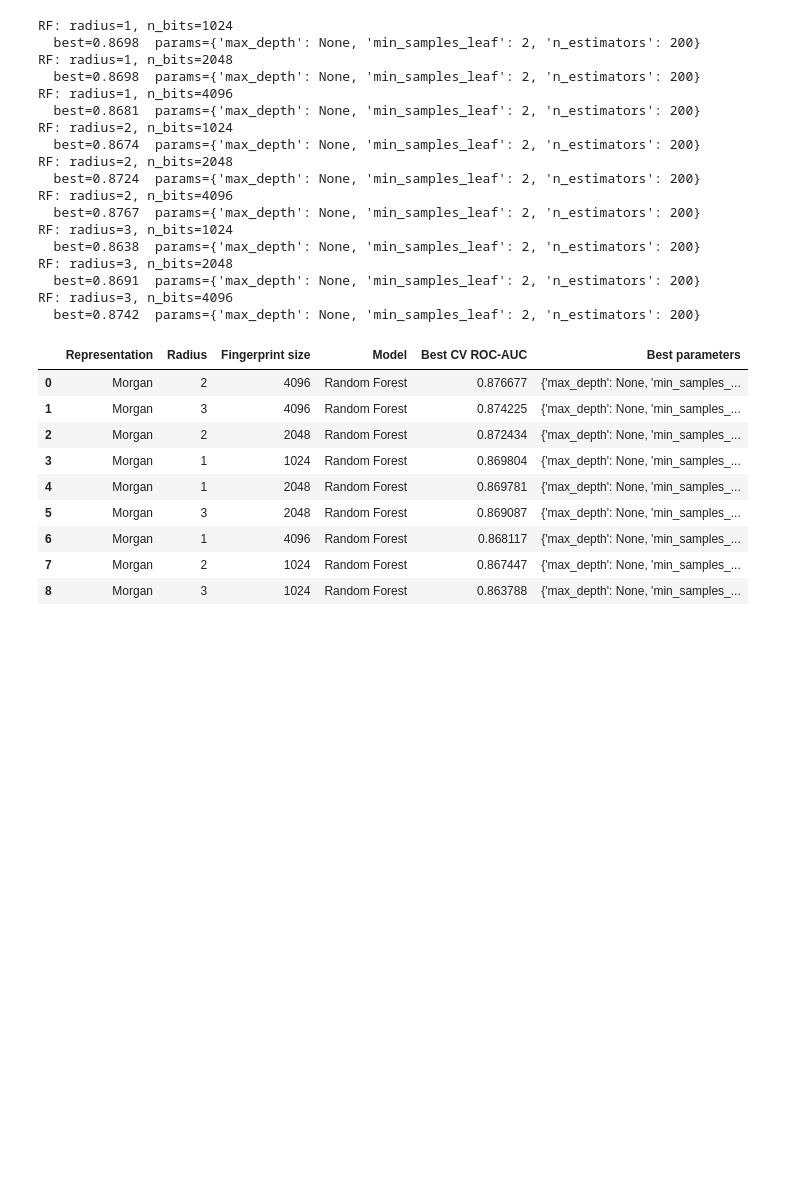
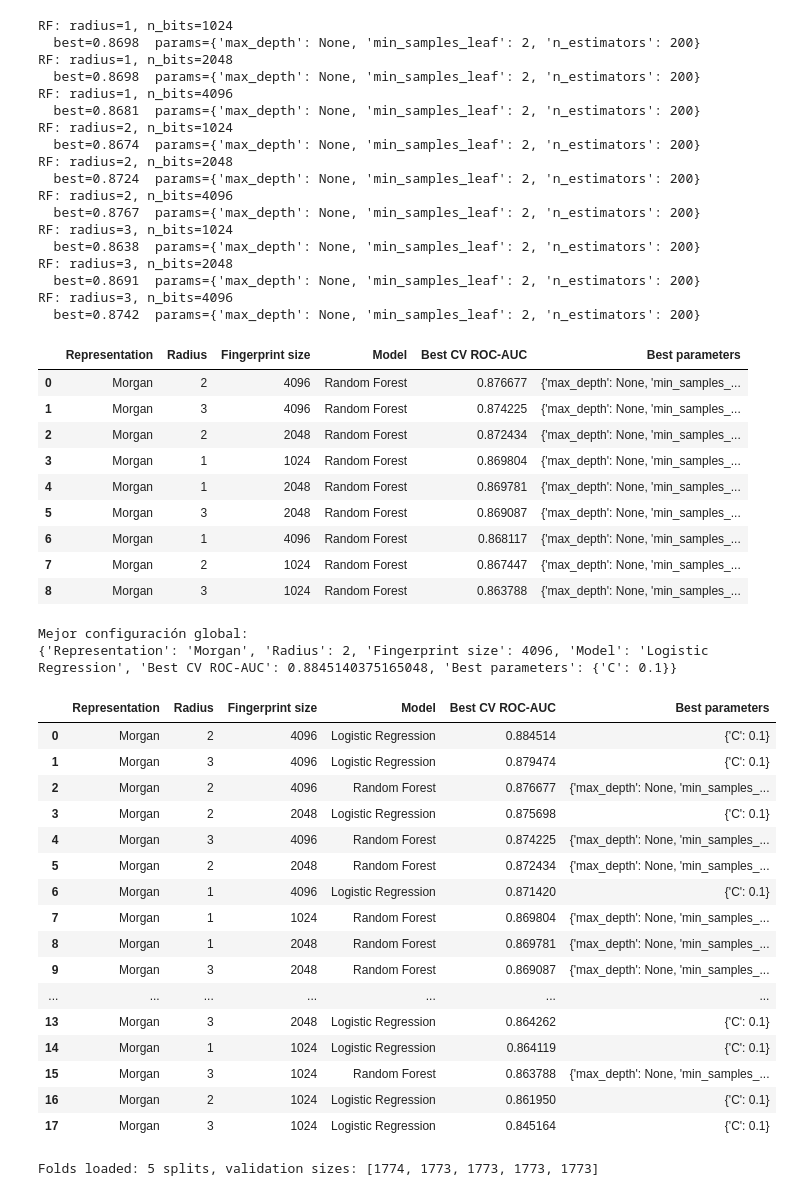
Before and after one commit to Gleisongarcia/Machine-learning-project, a Jupyter notebook: notebooks/cyp2c19_ml_analysis.ipynb, the cells around one changed output. Cells and saved outputs as stored; diff of their text form; code cells hidden in the pictures; blank space fills up the shorter version.

```diff
--- a/notebooks/cyp2c19_ml_analysis.ipynb
+++ b/notebooks/cyp2c19_ml_analysis.ipynb
@@ -890,3 +890,78 @@ RF: radius=3, n_bits=4096
 | 6 | Morgan | 1 | 4096 | Random Forest | 0.868117 | {'max_depth': None, 'min_samples_... |
 | 7 | Morgan | 2 | 1024 | Random Forest | 0.867447 | {'max_depth': None, 'min_samples_... |
 | 8 | Morgan | 3 | 1024 | Random Forest | 0.863788 | {'max_depth': None, 'min_samples_... |
+# %%
+all_results = pd.concat([
+    pd.DataFrame(json.load(open(LR_RESULTS))),
+    pd.DataFrame(json.load(open(RF_RESULTS))),
+]).sort_values("Best CV ROC-AUC", ascending=False).reset_index(drop=True)
+
+# Mejor configuración global
+best_overall = all_results.iloc[0]
+print("Mejor configuración global:")
+print(best_overall.to_dict())
+
+all_results
+# %% [output]
+Mejor configuración global:
+{'Representation': 'Morgan', 'Radius': 2, 'Fingerprint size': 4096, 'Model': 'Logistic Regression', 'Best CV ROC-AUC': 0.8845140375165048, 'Best parameters': {'C': 0.1}}
+|  | Representation | Radius | Fingerprint size | Model | Best CV ROC-AUC | Best parameters |
+| 0 | Morgan | 2 | 4096 | Logistic Regression | 0.884514 | {'C': 0.1} |
+| 1 | Morgan | 3 | 4096 | Logistic Regression | 0.879474 | {'C': 0.1} |
+| 2 | Morgan | 2 | 4096 | Random Forest | 0.876677 | {'max_depth': None, 'min_samples_... |
+| 3 | Morgan | 2 | 2048 | Logistic Regression | 0.875698 | {'C': 0.1} |
+| 4 | Morgan | 3 | 4096 | Random Forest | 0.874225 | {'max_depth': None, 'min_samples_... |
+| 5 | Morgan | 2 | 2048 | Random Forest | 0.872434 | {'max_depth': None, 'min_samples_... |
+| 6 | Morgan | 1 | 4096 | Logistic Regression | 0.871420 | {'C': 0.1} |
+| 7 | Morgan | 1 | 1024 | Random Forest | 0.869804 | {'max_depth': None, 'min_samples_... |
+| 8 | Morgan | 1 | 2048 | Random Forest | 0.869781 | {'max_depth': None, 'min_samples_... |
+| 9 | Morgan | 3 | 2048 | Random Forest | 0.869087 | {'max_depth': None, 'min_samples_... |
+| ... | ... | ... | ... | ... | ... | ... |
+| 13 | Morgan | 3 | 2048 | Logistic Regression | 0.864262 | {'C': 0.1} |
+| 14 | Morgan | 1 | 1024 | Logistic Regression | 0.864119 | {'C': 0.1} |
+| 15 | Morgan | 3 | 1024 | Random Forest | 0.863788 | {'max_depth': None, 'min_samples_... |
+| 16 | Morgan | 2 | 1024 | Logistic Regression | 0.861950 | {'C': 0.1} |
+| 17 | Morgan | 3 | 1024 | Logistic Regression | 0.845164 | {'C': 0.1} |
+# %%
+import os, json, gc, joblib
+import numpy as np
+import pandas as pd
+from sklearn.pipeline import Pipeline
+from sklearn.feature_extraction.text import CountVectorizer
+from sklearn.linear_model import LogisticRegression
+from sklearn.ensemble import RandomForestClassifier
+from sklearn.model_selection import RandomizedSearchCV
+
+SEED = 42
+SCORING = "roc_auc"
+FOLDS_PATH = "cv_folds.pkl"
+
+# Reuse EXACTLY the same folds as in Morgan → ensures comparability across representations
+folds = joblib.load(FOLDS_PATH)
+print(f"Folds loaded: {len(folds)} splits, validation sizes: {[len(v) for _, v in folds]}")
+
+TEXT_VECTORIZER_DIST = {
+    "vectorizer__ngram_range": [(2, 3), (2, 4), (3, 5)],
+    "vectorizer__min_df": [1, 2, 5],
+    "vectorizer__max_features": [10000, 30000],
+    "vectorizer__binary": [True, False],
+}
+
+def make_pipeline(classifier):
+    return Pipeline([
+        ("vectorizer", CountVectorizer(analyzer="char", dtype=np.float32)),
+        ("classifier", classifier),
+    ])
+
+def append_result(path, record):
+    data = json.load(open(path)) if os.path.exists(path) else []
+    data.append(record)
+    json.dump(data, open(path, "w"), indent=2)
+
+def already_done(path, key_dict):
+    if not os.path.exists(path):
+        return False
+    data = json.load(open(path))
+    return any(all(r.get(k) == v for k, v in key_dict.items()) for r in data)
+# %% [output]
+Folds loaded: 5 splits, validation sizes: [1774, 1773, 1773, 1773, 1773]
```
Also changed, not shown: parts of 5 cells of this notebook.
